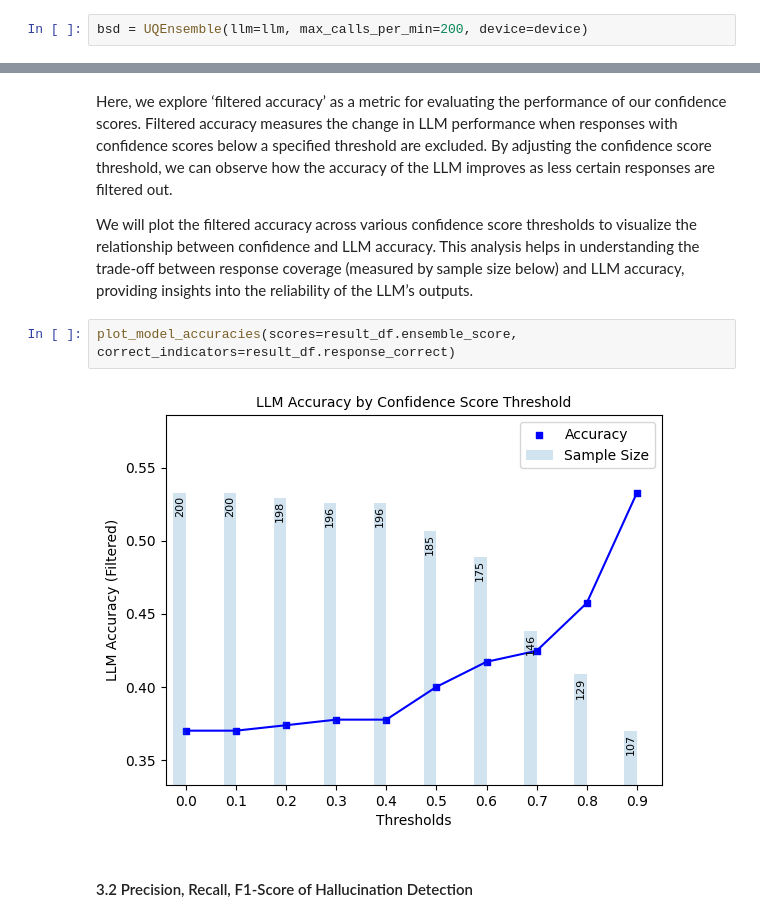
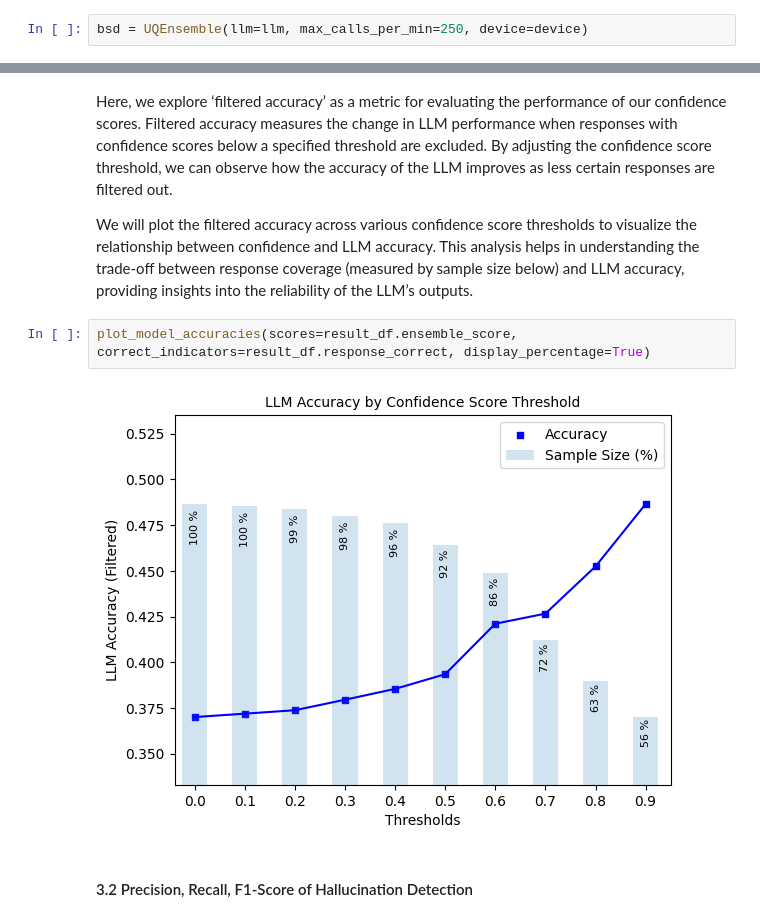
Before and after one commit to nklswld/uqlm, a Jupyter notebook: examples/ensemble_off_the_shelf_demo.ipynb, the cells around one changed output, grey strips where cells are left out. Cells and saved outputs as stored; diff of their text form.

Commit message:
updated notebook plots

```diff
--- a/examples/ensemble_off_the_shelf_demo.ipynb
+++ b/examples/ensemble_off_the_shelf_demo.ipynb
@@ -222,7 +222,7 @@ print(f"Using {device.type} device")
 # %% [output]
 Using cuda device
 # %%
-bsd = UQEnsemble(llm=llm, max_calls_per_min=200, device=device)
+bsd = UQEnsemble(llm=llm, max_calls_per_min=250, device=device)
 # %% [markdown]
 ### 🔄 Class Methods
 
@@ -312,9 +313,9 @@ Here, we explore ‘filtered accuracy’ as a metric for evaluating the performa
 
 We will plot the filtered accuracy across various confidence score thresholds to visualize the relationship between confidence and LLM accuracy. This analysis helps in understanding the trade-off between response coverage (measured by sample size below) and LLM accuracy, providing insights into the reliability of the LLM’s outputs.
 # %%
-plot_model_accuracies(scores=result_df.ensemble_score, correct_indicators=result_df.response_correct)
+plot_model_accuracies(scores=result_df.ensemble_score, correct_indicators=result_df.response_correct, display_percentage=True)
 # %% [output]
-[figure, old version]
+[figure, new version]
 # %% [markdown]
 #### 3.2 Precision, Recall, F1-Score of Hallucination Detection
 # %% [markdown]
```
Also changed, not shown: parts of 4 cells of this notebook, 6 other files.
